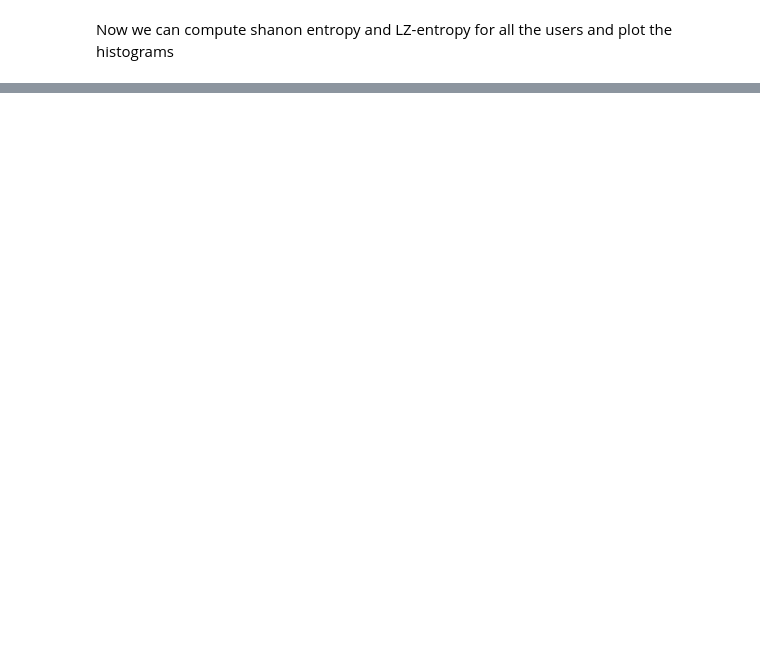
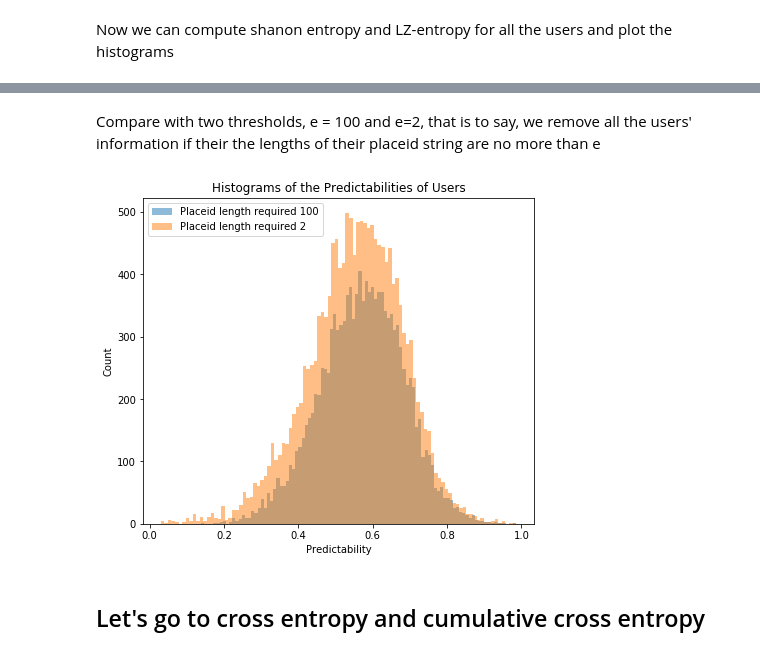
Before and after one commit to Magica-Chen/social-predictability, a Jupyter notebook: Social-Information-Bagrow.ipynb, the cells around one changed output, grey strips where cells are left out. Cells and saved outputs as stored; diff of their text form; code cells hidden in the pictures; blank space fills up the shorter version.

```diff
--- a/Social-Information-Bagrow.ipynb
+++ b/Social-Information-Bagrow.ipynb
@@ -124,0 +146,13 @@ plt.show()
+# %%
+""" Compute predictability given the lengths of sequences and the LZ-entropy"""
+import mpmath
+
+# As required by algorithm, N should be large, we set e as the threshold of N.
+# if it is smaller than threshold, we will just print NA
+def getPredictability(N, S, e=100):
+    if N >= e:
+        f = lambda x: (((1-x)/(N-1)) **(1-x))* x**x - 2**(-S)
+        root = mpmath.findroot(f, 1)
+        return float(root.real)
+    else:
+        return np.nan
@@ -124,0 +161,23 @@ plt.show()
+# %%
+# I set e=100 now
+user_predictability = [getPredictability(len(placeid_store[i]),user_LZ_entropy[i]) for i in range(num_used_users)]
+# %%
+# I set e=2 now
+user_predictability2 = [getPredictability(len(placeid_store[i]),user_LZ_entropy[i], 2) for i in range(num_used_users)]
+# %% [markdown]
+Compare with two thresholds, e = 100 and e=2, that is to say, we remove all the users' information if their the lengths of their placeid string are no more than e
+# %%
+plt.figure(figsize=(7, 6))
+plt.title('Histograms of the Predictabilities of Users')
+plt.xlabel('Predictability')
+plt.ylabel('Count')
+user_array_pred = np.array(user_predictability)
+user_array_pred2 = np.array(user_predictability2)
+plt.hist(user_array_pred[~np.isnan(user_array_pred)],bins = 100,label='Placeid length required 100', alpha=.5)
+plt.hist(user_array_pred2[~np.isnan(user_array_pred2)],bins = 100, label='Placeid length required 2', alpha=.5)
+plt.legend()
+plt.show()
+# %% [output]
+[figure, added]
+# %% [markdown]
+## Let's go to cross entropy and cumulative cross entropy
```
Also changed, not shown: parts of 19 cells of this notebook, 3 other files.
